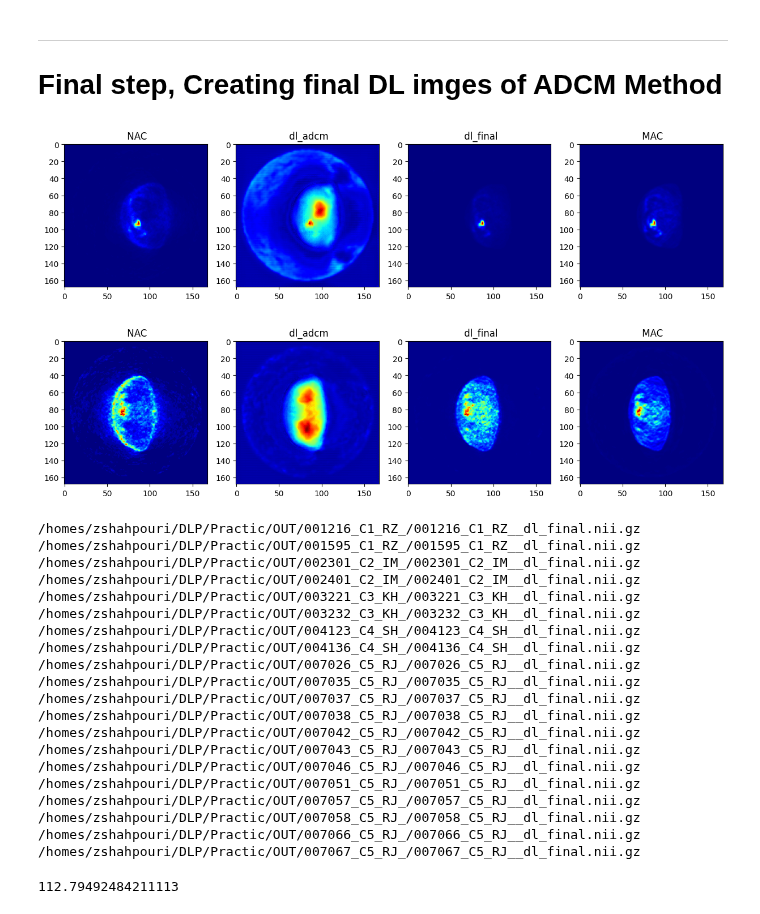
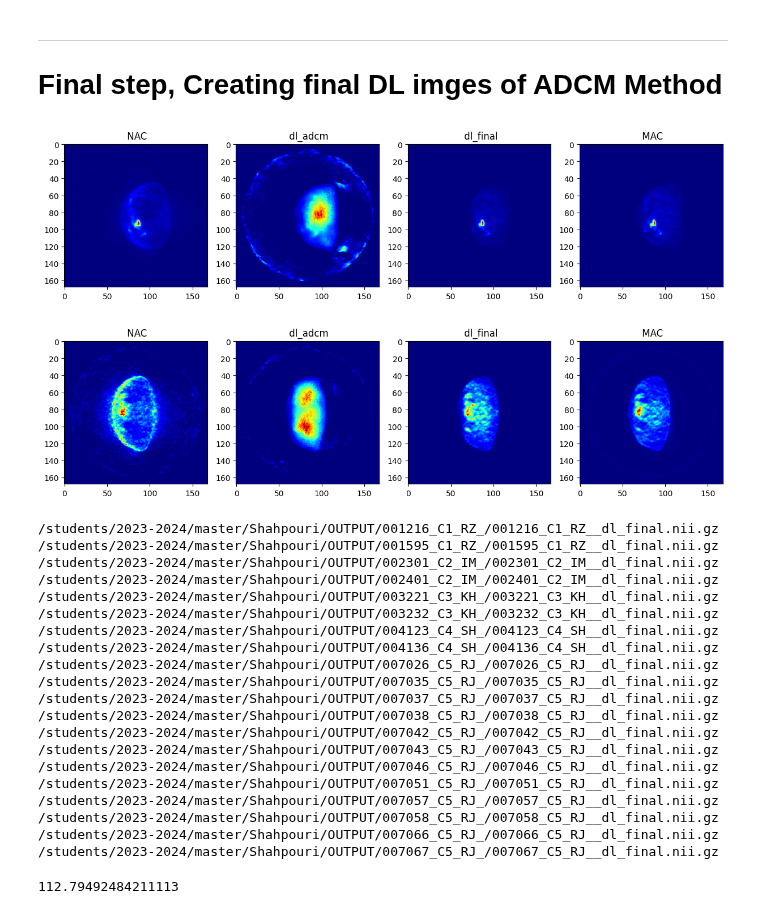
Before and after one commit to s-shahpouri/DL_PET, a Jupyter notebook: data_prep_adcm.ipynb, the cells around one changed output. Saved outputs shown, nothing was run; the diff lists cells and outputs as text; code cells hidden in the pictures.

```diff
--- a/data_prep_adcm.ipynb
+++ b/data_prep_adcm.ipynb
@@ -23,8 +23,17 @@ from UNet_model import create_unet
 import numpy as np
 import nibabel as nib
 # %%
-data_dir = "/homes/zshahpouri/DLP/ASC-PET-001"
-adcm_dir = "/homes/zshahpouri/DLP/ASC-PET-001/ADCM"
+# data_dir = "/homes/zshahpouri/DLP/ASC-PET-001"
+# adcm_dir = "/homes/zshahpouri/DLP/ASC-PET-001/ADCM"
+config_file = 'config.json'
+
+with open(config_file, 'r') as f:
+    config = json.load(f)
+
+ga_data_dir = config["ga_data_dir"]
+fdg_data_dir = config["fdg_data_dir"]
+log_dir = config["log_dir"]
+output_dir = config["output_dir"]
 # %%
 # Create the ADCM directory if it doesn't exist
 os.makedirs(adcm_dir, exist_ok=True)
@@ -499,7 +508,7 @@ Then we have to train our model after it we will back to run the rest of scripts
 def calculate_dl_mac(nac_img, dl_adcm_img, epsilon=epsilon):
 
     dl_adcm_img = dl_adcm_img * val
-    nac_img = nac_img * 2
+    nac_img = nac_img * 1
 
     dl_final = np.copy(nac_img)
 
@@ -535,9 +544,9 @@ import os
 import glob
 import nibabel as nib
 
-data_dir = "/homes/zshahpouri/DLP/ASC-PET-001"
-dl_dir = '/homes/zshahpouri/DLP/Practic/OUT/'
-hint = 'dl_adcm3'
+data_dir = "/students/2023-2024/master/Shahpouri/DATA/Ga-PET"
+dl_dir = '/students/2023-2024/master/Shahpouri/OUTPUT'
+hint = 'dl_adcm'
 
 
 def extract_id(filepath):
@@ -549,35 +558,35 @@ nac_images = sorted(glob.glob(os.path.join(data_dir, "NAC", "*.nii.gz")))
 mac_images = sorted(glob.glob(os.path.join(data_dir, "MAC", "*.nii.gz")))
 dl_adcm_images = sorted(glob.glob(os.path.join(dl_dir, f'**/*{hint}.nii.gz'), recursive=True))
 
 # Create a dictionary to map identifiers to DL ADCM image paths
 dl_adcm_dict = {extract_id(filepath): filepath for filepath in dl_adcm_images}
 mac_dict = {extract_id(filepath): filepath for filepath in mac_images}
 
 # Create pairs by matching the NAC image identifiers with those in the DL ADCM and MAC dictionaries
 paired_images = [(nac_img, dl_adcm_dict[extract_id(nac_img)], mac_dict[extract_id(nac_img)]) for nac_img in nac_images if extract_id(nac_img) in dl_adcm_dict]
 
 i = 0
 for nac_path, dl_adcm_path, mac_path in paired_images:
     nac_nii = nib.load(nac_path)
     nac_img = nac_nii.get_fdata()
 
     mac_nii = nib.load(mac_path)
     mac_img = mac_nii.get_fdata()
 
 
     dl_adcm_nii = nib.load(dl_adcm_path)
     dl_adcm_im = dl_adcm_nii.get_fdata()
 
     dl_final = calculate_dl_mac(nac_img, dl_adcm_im)
 
     # Plotting the middle slice from the NAC, MAC, and ADCM images
     plot_middle_slice(nac_img, dl_adcm_im, dl_final, mac_img, title_prefix="")
     i += 1
     if i == 2:
         break
 # %% [output]
-[figure, old version]
+[figure, new version]
-[figure, old version]
+[figure, new version]
 # %%
 import os
 import nibabel as nib
@@ -624,26 +633,26 @@ for nac_path, dl_adcm_path, mac_path in paired_images:
     save_image_with_original_header(nac_path, dl_final_img_norm, output_path)
     print(output_path)
 # %% [output]
-/homes/zshahpouri/DLP/Practic/OUT/001216_C1_RZ_/001216_C1_RZ__dl_final.nii.gz
-/homes/zshahpouri/DLP/Practic/OUT/001595_C1_RZ_/001595_C1_RZ__dl_final.nii.gz
-/homes/zshahpouri/DLP/Practic/OUT/002301_C2_IM_/002301_C2_IM__dl_final.nii.gz
-/homes/zshahpouri/DLP/Practic/OUT/002401_C2_IM_/002401_C2_IM__dl_final.nii.gz
-/homes/zshahpouri/DLP/Practic/OUT/003221_C3_KH_/003221_C3_KH__dl_final.nii.gz
-/homes/zshahpouri/DLP/Practic/OUT/003232_C3_KH_/003232_C3_KH__dl_final.nii.gz
-/homes/zshahpouri/DLP/Practic/OUT/004123_C4_SH_/004123_C4_SH__dl_final.nii.gz
-/homes/zshahpouri/DLP/Practic/OUT/004136_C4_SH_/004136_C4_SH__dl_final.nii.gz
-/homes/zshahpouri/DLP/Practic/OUT/007026_C5_RJ_/007026_C5_RJ__dl_final.nii.gz
-/homes/zshahpouri/DLP/Practic/OUT/007035_C5_RJ_/007035_C5_RJ__dl_final.nii.gz
-/homes/zshahpouri/DLP/Practic/OUT/007037_C5_RJ_/007037_C5_RJ__dl_final.nii.gz
-/homes/zshahpouri/DLP/Practic/OUT/007038_C5_RJ_/007038_C5_RJ__dl_final.nii.gz
-/homes/zshahpouri/DLP/Practic/OUT/007042_C5_RJ_/007042_C5_RJ__dl_final.nii.gz
-/homes/zshahpouri/DLP/Practic/OUT/007043_C5_RJ_/007043_C5_RJ__dl_final.nii.gz
-/homes/zshahpouri/DLP/Practic/OUT/007046_C5_RJ_/007046_C5_RJ__dl_final.nii.gz
-/homes/zshahpouri/DLP/Practic/OUT/007051_C5_RJ_/007051_C5_RJ__dl_final.nii.gz
-/homes/zshahpouri/DLP/Practic/OUT/007057_C5_RJ_/007057_C5_RJ__dl_final.nii.gz
-/homes/zshahpouri/DLP/Practic/OUT/007058_C5_RJ_/007058_C5_RJ__dl_final.nii.gz
-/homes/zshahpouri/DLP/Practic/OUT/007066_C5_RJ_/007066_C5_RJ__dl_final.nii.gz
-/homes/zshahpouri/DLP/Practic/OUT/007067_C5_RJ_/007067_C5_RJ__dl_final.nii.gz
+/students/2023-2024/master/Shahpouri/OUTPUT/001216_C1_RZ_/001216_C1_RZ__dl_final.nii.gz
+/students/2023-2024/master/Shahpouri/OUTPUT/001595_C1_RZ_/001595_C1_RZ__dl_final.nii.gz
+/students/2023-2024/master/Shahpouri/OUTPUT/002301_C2_IM_/002301_C2_IM__dl_final.nii.gz
+/students/2023-2024/master/Shahpouri/OUTPUT/002401_C2_IM_/002401_C2_IM__dl_final.nii.gz
+/students/2023-2024/master/Shahpouri/OUTPUT/003221_C3_KH_/003221_C3_KH__dl_final.nii.gz
+/students/2023-2024/master/Shahpouri/OUTPUT/003232_C3_KH_/003232_C3_KH__dl_final.nii.gz
+/students/2023-2024/master/Shahpouri/OUTPUT/004123_C4_SH_/004123_C4_SH__dl_final.nii.gz
+/students/2023-2024/master/Shahpouri/OUTPUT/004136_C4_SH_/004136_C4_SH__dl_final.nii.gz
+/students/2023-2024/master/Shahpouri/OUTPUT/007026_C5_RJ_/007026_C5_RJ__dl_final.nii.gz
+/students/2023-2024/master/Shahpouri/OUTPUT/007035_C5_RJ_/007035_C5_RJ__dl_final.nii.gz
+/students/2023-2024/master/Shahpouri/OUTPUT/007037_C5_RJ_/007037_C5_RJ__dl_final.nii.gz
+/students/2023-2024/master/Shahpouri/OUTPUT/007038_C5_RJ_/007038_C5_RJ__dl_final.nii.gz
+/students/2023-2024/master/Shahpouri/OUTPUT/007042_C5_RJ_/007042_C5_RJ__dl_final.nii.gz
+/students/2023-2024/master/Shahpouri/OUTPUT/007043_C5_RJ_/007043_C5_RJ__dl_final.nii.gz
+/students/2023-2024/master/Shahpouri/OUTPUT/007046_C5_RJ_/007046_C5_RJ__dl_final.nii.gz
+/students/2023-2024/master/Shahpouri/OUTPUT/007051_C5_RJ_/007051_C5_RJ__dl_final.nii.gz
+/students/2023-2024/master/Shahpouri/OUTPUT/007057_C5_RJ_/007057_C5_RJ__dl_final.nii.gz
+/students/2023-2024/master/Shahpouri/OUTPUT/007058_C5_RJ_/007058_C5_RJ__dl_final.nii.gz
+/students/2023-2024/master/Shahpouri/OUTPUT/007066_C5_RJ_/007066_C5_RJ__dl_final.nii.gz
+/students/2023-2024/master/Shahpouri/OUTPUT/007067_C5_RJ_/007067_C5_RJ__dl_final.nii.gz
 # %%
 
 dl_final_img_norm.max()
```
Also changed, not shown: parts of 2 cells of this notebook, 20 other files.
